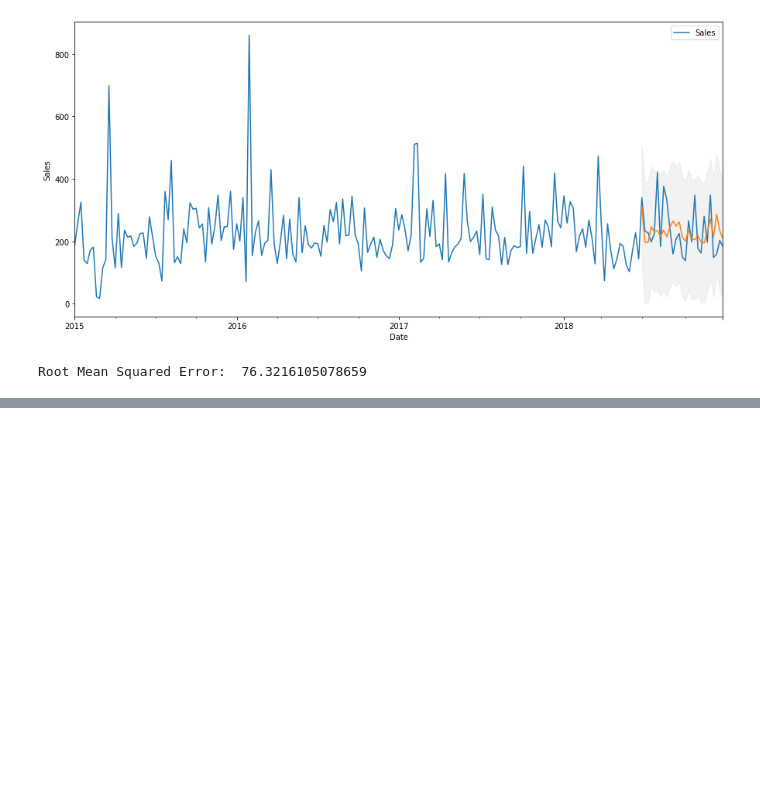
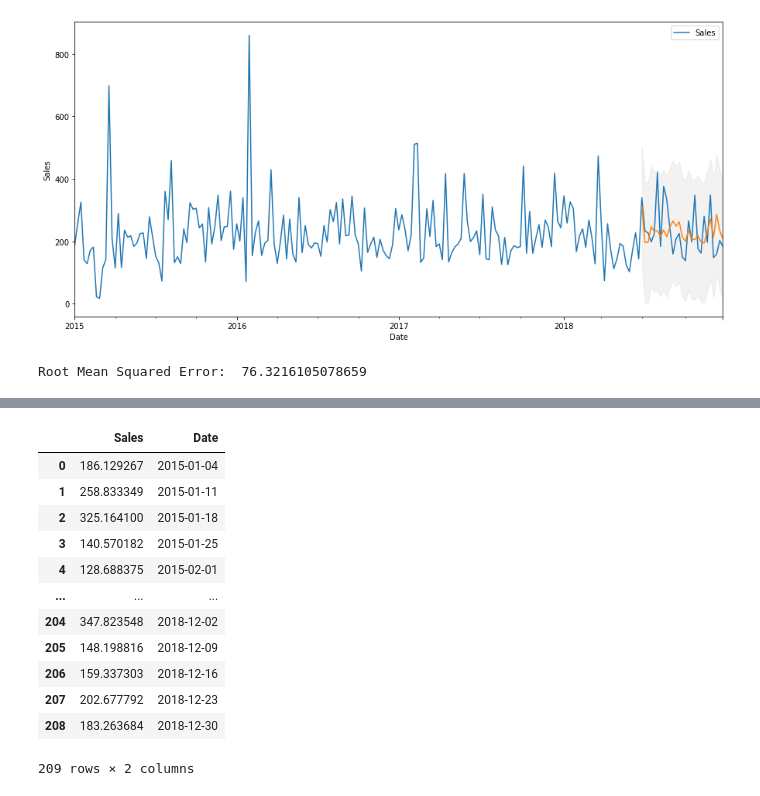
Before and after one commit to sauravjoshi23/Time-Series-Forecasting, a Jupyter notebook: Timeseries_Superstore_Sales_prediction.ipynb, the cells around one changed output, grey strips where cells are left out. Cells and saved outputs as stored; diff of their text form; code cells hidden in the pictures; blank space fills up the shorter version.

```diff
--- a/Timeseries_Superstore_Sales_prediction.ipynb
+++ b/Timeseries_Superstore_Sales_prediction.ipynb
@@ -398,3 +421,24 @@ results_sarima.save('model_superstore_sales.pkl')
 #Load Model
 with open('model_superstore_sales.pkl', 'rb') as file:
     loaded_model = pickle.load(file)
+# %%
+data_sarima['Date'] = data_sarima.index
+# %%
+data_sarima.reset_index(inplace=True)
+data_sarima.drop(['Order Date'], axis=1, inplace=True)
+# %%
+data_sarima
+# %% [output]
+|  | Sales | Date |
+| 0 | 186.129267 | 2015-01-04 |
+| 1 | 258.833349 | 2015-01-11 |
+| 2 | 325.164100 | 2015-01-18 |
+| 3 | 140.570182 | 2015-01-25 |
+| 4 | 128.688375 | 2015-02-01 |
+| ... | ... | ... |
+| 204 | 347.823548 | 2018-12-02 |
+| 205 | 148.198816 | 2018-12-09 |
+| 206 | 159.337303 | 2018-12-16 |
+| 207 | 202.677792 | 2018-12-23 |
+| 208 | 183.263684 | 2018-12-30 |
+209 rows × 2 columns
```
Also changed, not shown: parts of 8 cells of this notebook, 22 other files.
